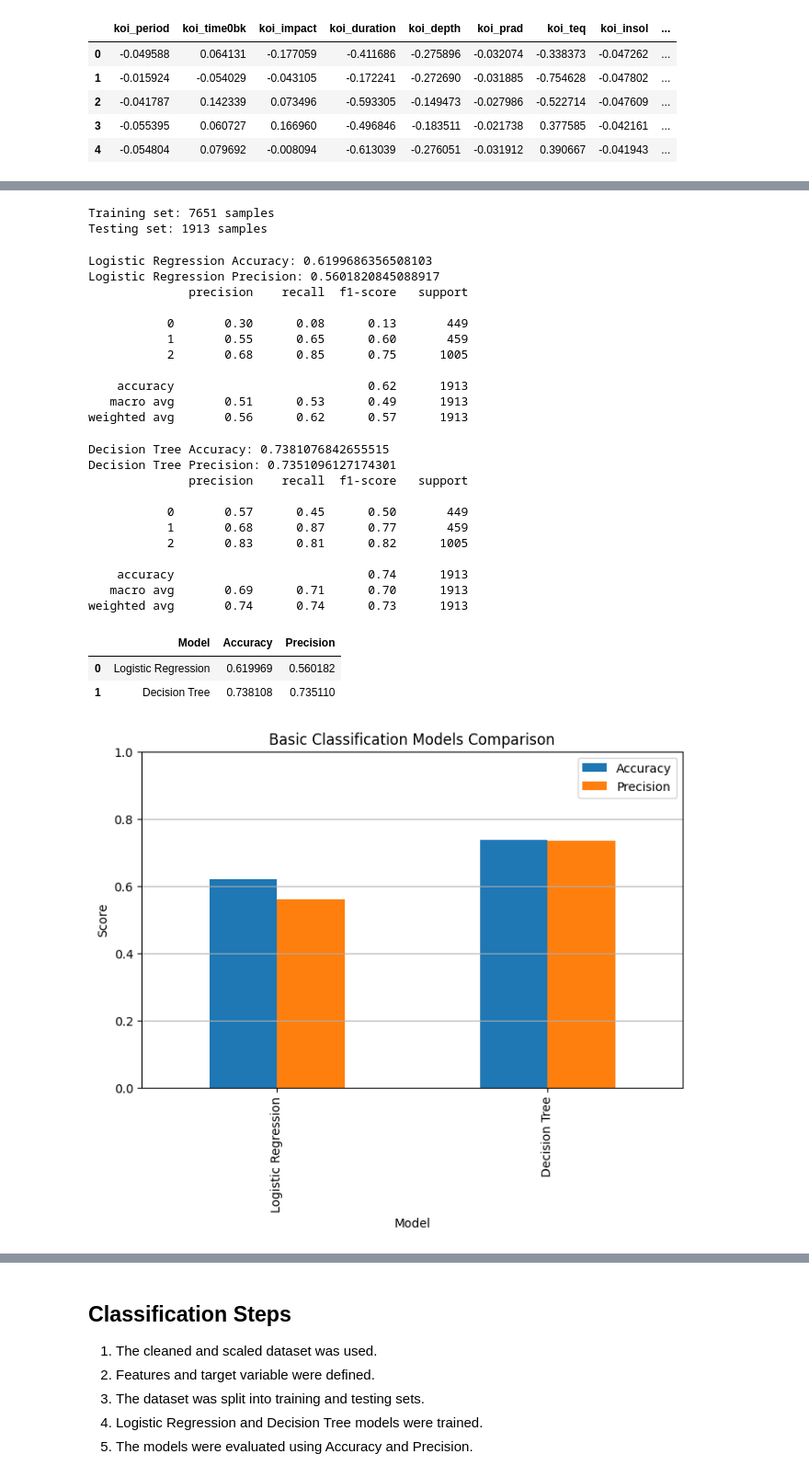
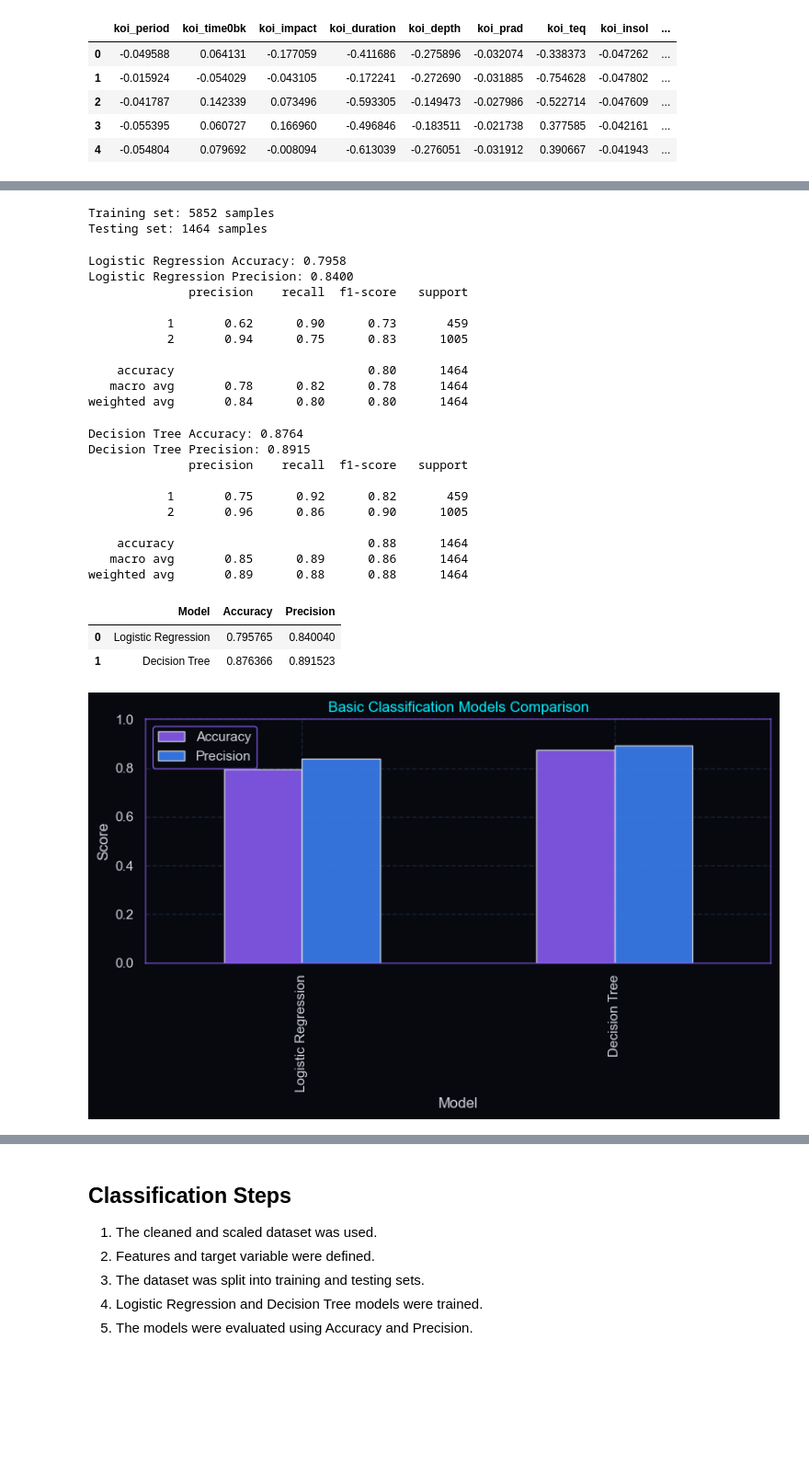
Before and after one commit to Ahmed-Esso/Kepler-Exoplanet, a Jupyter notebook: notebooks/Advanced classifcation.ipynb, the cells around one changed output, grey strips where cells are left out. Shown at 92% size. Cells and saved outputs as stored; diff of their text form; code cells hidden in the pictures; blank space fills up the shorter version.

```diff
--- a/notebooks/Advanced classifcation.ipynb
+++ b/notebooks/Advanced classifcation.ipynb
@@ -67,12 +213,13 @@ err_columns = [col for col in df.columns if 'err' in col]
 final_drop_list = cols_to_drop + err_columns
 # 4. Perform the drop to clean the dataframe
 df_cleaned = df.drop(columns=final_drop_list)
-# 5. Define the 15 physical feature columns
+# 5. Define the physical feature columns (include False Positive flags)
 physical_features = [
     'koi_period', 'koi_time0bk', 'koi_impact', 'koi_duration',
     'koi_depth', 'koi_prad', 'koi_teq', 'koi_insol',
     'koi_model_snr', 'koi_steff', 'koi_slogg', 'koi_srad',
-    'ra', 'dec', 'koi_kepmag'
+    'ra', 'dec', 'koi_kepmag',
+    'koi_fpflag_nt', 'koi_fpflag_ss', 'koi_fpflag_co', 'koi_fpflag_ec'
 ]
 
 # 6. Final selection
@@ -290,6 +454,10 @@ display(df_cls.head())
 | 4 | -0.054804 | 0.079692 | -0.008094 | -0.613039 | -0.276051 | -0.031912 | 0.390667 | -0.041943 | ... |
 # %%
 # Define Features and Target
+# Remove any 'CANDIDATE' rows so training/testing only includes CONFIRMED vs FALSE POSITIVE
+# This ensures the classifier is not confused by the intermediate 'CANDIDATE' label
+df_cls = df_cls[ df_cls['koi_disposition'].isin(['CONFIRMED', 'FALSE POSITIVE']) ].copy()
+# Assemble feature matrix X and target vector y (keep variable names unchanged)
 X = df_cls.drop(columns=['koi_disposition', 'target'])
 y = df_cls['target']
 
@@ -312,10 +479,11 @@ X_train, X_test, y_train, y_test = train_test_split(
 print(f"Training set: {X_train.shape[0]} samples")
 print(f"Testing set: {X_test.shape[0]} samples")
 # %% [output]
-Training set: 7651 samples
-Testing set: 1913 samples
+Training set: 5852 samples
+Testing set: 1464 samples
 # %%
-log_model = LogisticRegression(max_iter=2000)
+# Logistic Regression with balanced class weights to address class imbalance
+log_model = LogisticRegression(max_iter=2000, class_weight='balanced', random_state=42)
 
 log_model.fit(X_train, y_train)
 
@@ -324,27 +492,28 @@ y_pred_log = log_model.predict(X_test)
 log_accuracy = accuracy_score(y_test, y_pred_log)
 log_precision = precision_score(y_test, y_pred_log, average='weighted')
 
-print("Logistic Regression Accuracy:", log_accuracy)
-print("Logistic Regression Precision:", log_precision)
+print(f"Logistic Regression Accuracy: {log_accuracy:.4f}")
+print(f"Logistic Regression Precision: {log_precision:.4f}")
 print(classification_report(y_test, y_pred_log))
 # %% [output]
-Logistic Regression Accuracy: 0.6199686356508103
-Logistic Regression Precision: 0.5601820845088917
+Logistic Regression Accuracy: 0.7958
+Logistic Regression Precision: 0.8400
               precision    recall  f1-score   support
 
-           0       0.30      0.08      0.13       449
-           1       0.55      0.65      0.60       459
-           2       0.68      0.85      0.75      1005
+           1       0.62      0.90      0.73       459
+           2       0.94      0.75      0.83      1005
 
-    accuracy                           0.62      1913
-   macro avg       0.51      0.53      0.49      1913
-weighted avg       0.56      0.62      0.57      1913
+    accuracy                           0.80      1464
+   macro avg       0.78      0.82      0.78      1464
+weighted avg       0.84      0.80      0.80      1464
 # %%
+# Decision Tree with balanced class weights to address class imbalance
 tree_model = DecisionTreeClassifier(
     criterion='entropy',
     max_depth=8,
     min_samples_split=20,
     min_samples_leaf=10,
+    class_weight='balanced',
     random_state=42
 )
 
@@ -355,21 +524,20 @@ y_pred_tree = tree_model.predict(X_test)
 tree_accuracy = accuracy_score(y_test, y_pred_tree)
 tree_precision = precision_score(y_test, y_pred_tree, average='weighted')
 
-print("Decision Tree Accuracy:", tree_accuracy)
-print("Decision Tree Precision:", tree_precision)
+print(f"Decision Tree Accuracy: {tree_accuracy:.4f}")
+print(f"Decision Tree Precision: {tree_precision:.4f}")
 print(classification_report(y_test, y_pred_tree))
 # %% [output]
-Decision Tree Accuracy: 0.7381076842655515
-Decision Tree Precision: 0.7351096127174301
+Decision Tree Accuracy: 0.8764
+Decision Tree Precision: 0.8915
               precision    recall  f1-score   support
 
-           0       0.57      0.45      0.50       449
-           1       0.68      0.87      0.77       459
-           2       0.83      0.81      0.82      1005
+           1       0.75      0.92      0.82       459
+           2       0.96      0.86      0.90      1005
 
-    accuracy                           0.74      1913
-   macro avg       0.69      0.71      0.70      1913
-weighted avg       0.74      0.74      0.73      1913
+    accuracy                           0.88      1464
+   macro avg       0.85      0.89      0.86      1464
+weighted avg       0.89      0.88      0.88      1464
 # %%
 # Compare Results
 results = pd.DataFrame({
@@ -381,24 +549,28 @@ results = pd.DataFrame({
 results
 # %% [output]
 |  | Model | Accuracy | Precision |
-| 0 | Logistic Regression | 0.619969 | 0.560182 |
-| 1 | Decision Tree | 0.738108 | 0.735110 |
+| 0 | Logistic Regression | 0.795765 | 0.840040 |
+| 1 | Decision Tree | 0.876366 | 0.891523 |
 # %%
 # Visualization of Results
-results.plot(
+ax = results.plot(
     x='Model',
     y=['Accuracy', 'Precision'],
     kind='bar',
-    figsize=(8, 5)
+    figsize=(8, 5),
+    color=[GALAXY_ACCENT3, GALAXY_ACCENT2],
+    edgecolor=GALAXY_FG,
+    alpha=0.88,
 )
 
-plt.title("Basic Classification Models Comparison")
-plt.ylabel("Score")
-plt.ylim(0, 1)
-plt.grid(axis='y')
+ax.set_title('Basic Classification Models Comparison', color=GALAXY_ACCENT4)
+ax.set_ylabel('Score')
+ax.set_ylim(0, 1)
+apply_galaxy_axes(ax)
+plt.tight_layout()
 plt.show()
 # %% [output]
-[figure, old version]
+[figure, new version]
 # %%
 # Confusion Matrix for Logistic Regression
 cm_log = confusion_matrix(y_test, y_pred_log)
```
Also changed, not shown: parts of 34 cells of this notebook.
